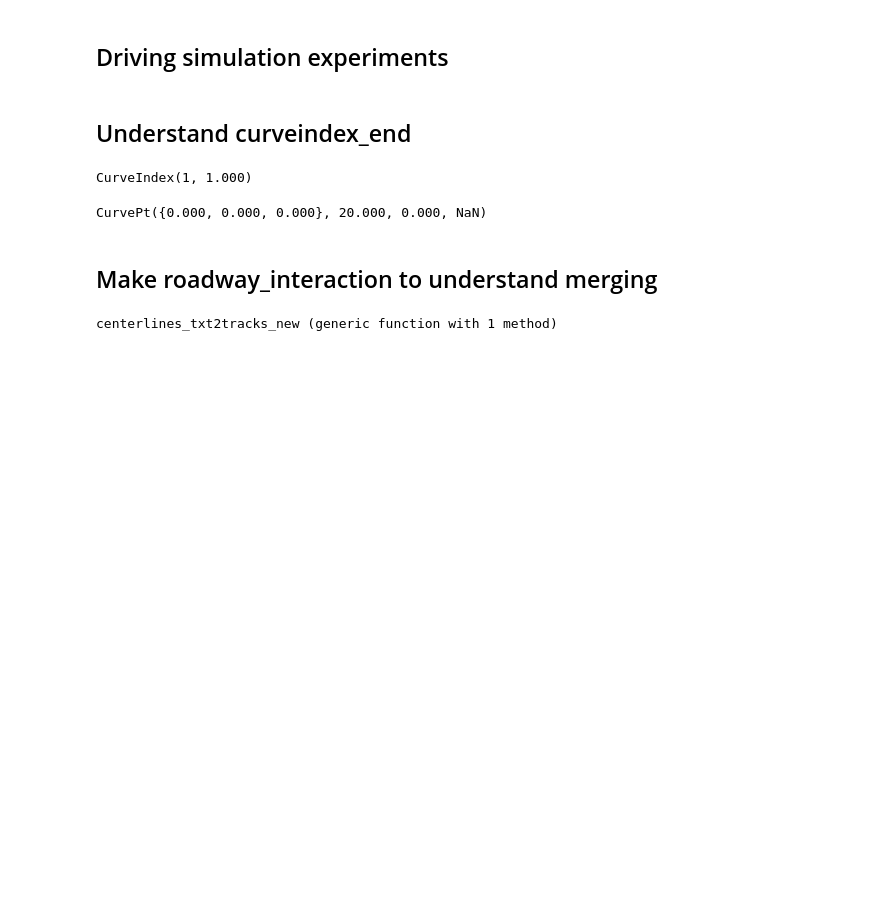
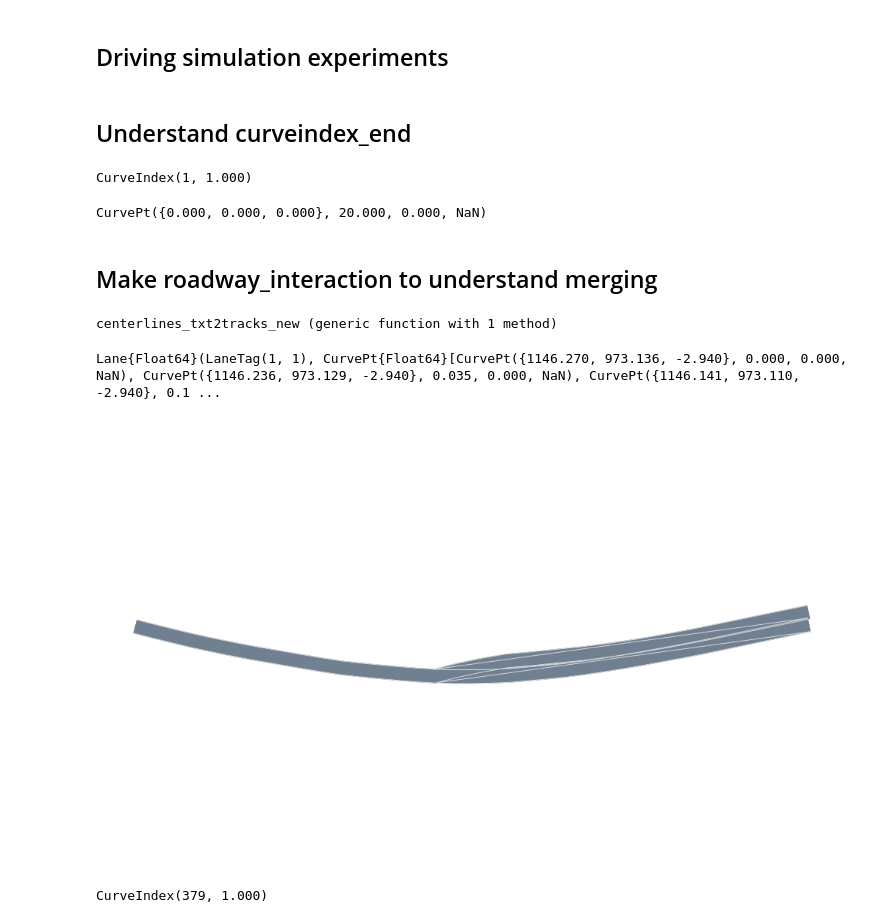
Before and after one commit to sisl/AutomotiveInteraction.jl, a Jupyter notebook: julia_notebooks/interaction_experiments.ipynb, the cells around one changed output. Saved outputs shown, nothing was run; the diff lists cells and outputs as text; code cells hidden in the pictures; blank space fills up the shorter version.

Commit message:
prelim works: lane merging for top part tested works. Car not stuck at end of on-ramp anymore

```diff
--- a/julia_notebooks/interaction_experiments.ipynb
+++ b/julia_notebooks/interaction_experiments.ipynb
@@ -133,6 +133,27 @@ function centerlines_txt2tracks_new(filename)
 end
 # %% [output]
 centerlines_txt2tracks_new (generic function with 1 method)
+# %%
+track_a = centerlines_txt2tracks_new("test_a.txt"); # Top most on ramp
+track_b = centerlines_txt2tracks_new("test_b.txt")
+track_c = centerlines_txt2tracks_new("test_c.txt")
+merge_index = curveindex_end(track_b)
+append_to_curve!(track_b,track_c)
+lane1 = Lane(LaneTag(2,1),track_b)
+lane0 = Lane(LaneTag(1,1),track_a,next=RoadIndex(merge_index,LaneTag(2,1)))
+# %% [output]
+Lane{Float64}(LaneTag(1, 1), CurvePt{Float64}[CurvePt({1146.270, 973.136, -2.940}, 0.000, 0.000, NaN), CurvePt({1146.236, 973.129, -2.940}, 0.035, 0.000, NaN), CurvePt({1146.141, 973.110, -2.940}, 0.1 ...
+# %%
+road_random = Roadway()
+push!(road_random.segments,RoadSegment(1,[lane0]))
+push!(road_random.segments,RoadSegment(2,[lane1]))
+render(road_random)
+# %% [output]
+[figure, added]
+# %%
+merge_index = curveindex_end(track_a)
+# %% [output]
+CurveIndex(379, 1.000)
 # %%
 track_a = centerlines_txt2tracks_new("test_a.txt")
 track_b = centerlines_txt2tracks_new("test_b.txt")
```
